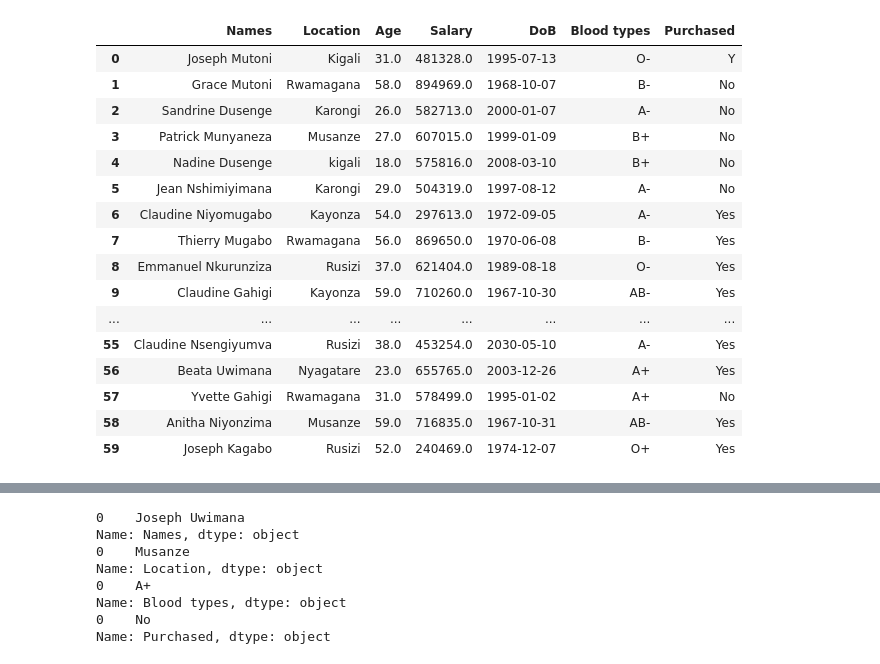
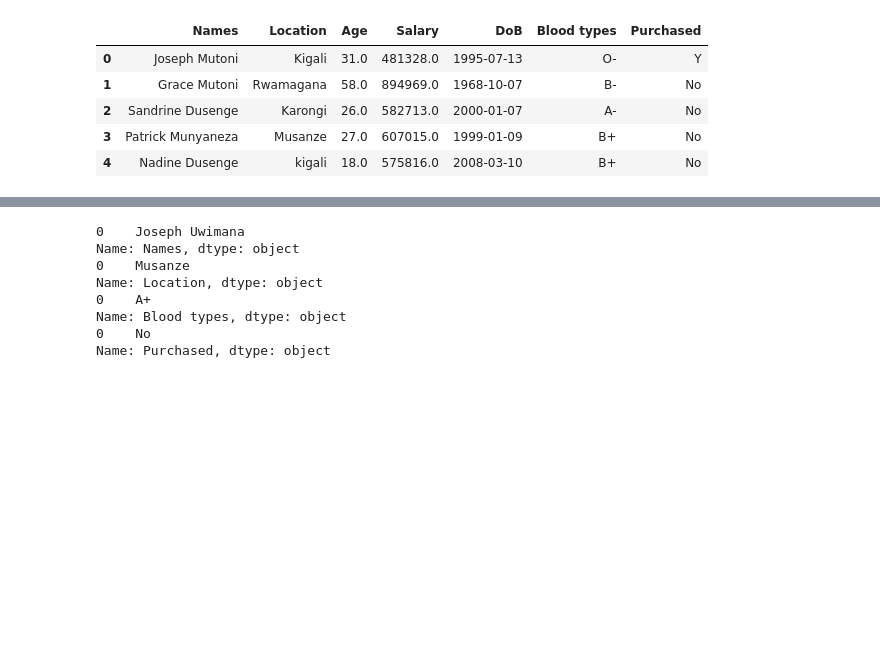
Before and after one commit to niyomugaboetiene/ml-tr-with-jupyter-notebook, a Jupyter notebook: exercises 2/exercises.ipynb, the cells around one changed output, grey strips where cells are left out. Cells and saved outputs as stored; diff of their text form; code cells hidden in the pictures; blank space fills up the shorter version.

```diff
--- a/exercises 2/exercises.ipynb
+++ b/exercises 2/exercises.ipynb
@@ -3,25 +3,14 @@ import pandas as pd
 import matplotlib.pyplot as plt
 # %%
 df = pd.read_csv('customer_purchases.csv')
-df.head(60)
+df.head()
 # %% [output]
 |  | Names | Location | Age | Salary | DoB | Blood types | Purchased |
 | 0 | Joseph Mutoni | Kigali | 31.0 | 481328.0 | 1995-07-13 | O- | Y |
 | 1 | Grace Mutoni | Rwamagana | 58.0 | 894969.0 | 1968-10-07 | B- | No |
 | 2 | Sandrine Dusenge | Karongi | 26.0 | 582713.0 | 2000-01-07 | A- | No |
 | 3 | Patrick Munyaneza | Musanze | 27.0 | 607015.0 | 1999-01-09 | B+ | No |
 | 4 | Nadine Dusenge | kigali | 18.0 | 575816.0 | 2008-03-10 | B+ | No |
-| 5 | Jean Nshimiyimana | Karongi | 29.0 | 504319.0 | 1997-08-12 | A- | No |
-| 6 | Claudine Niyomugabo | Kayonza | 54.0 | 297613.0 | 1972-09-05 | A- | Yes |
-| 7 | Thierry Mugabo | Rwamagana | 56.0 | 869650.0 | 1970-06-08 | B- | Yes |
-| 8 | Emmanuel Nkurunziza | Rusizi | 37.0 | 621404.0 | 1989-08-18 | O- | Yes |
-| 9 | Claudine Gahigi | Kayonza | 59.0 | 710260.0 | 1967-10-30 | AB- | Yes |
-| ... | ... | ... | ... | ... | ... | ... | ... |
-| 55 | Claudine Nsengiyumva | Rusizi | 38.0 | 453254.0 | 2030-05-10 | A- | Yes |
-| 56 | Beata Uwimana | Nyagatare | 23.0 | 655765.0 | 2003-12-26 | A+ | Yes |
-| 57 | Yvette Gahigi | Rwamagana | 31.0 | 578499.0 | 1995-01-02 | A+ | No |
-| 58 | Anitha Niyonzima | Musanze | 59.0 | 716835.0 | 1967-10-31 | AB- | Yes |
-| 59 | Joseph Kagabo | Rusizi | 52.0 | 240469.0 | 1974-12-07 | O+ | Yes |
 # %%
 df.isnull().sum()
 # %% [output]
```
Also changed, not shown: parts of 6 cells of this notebook, 1 other file.
